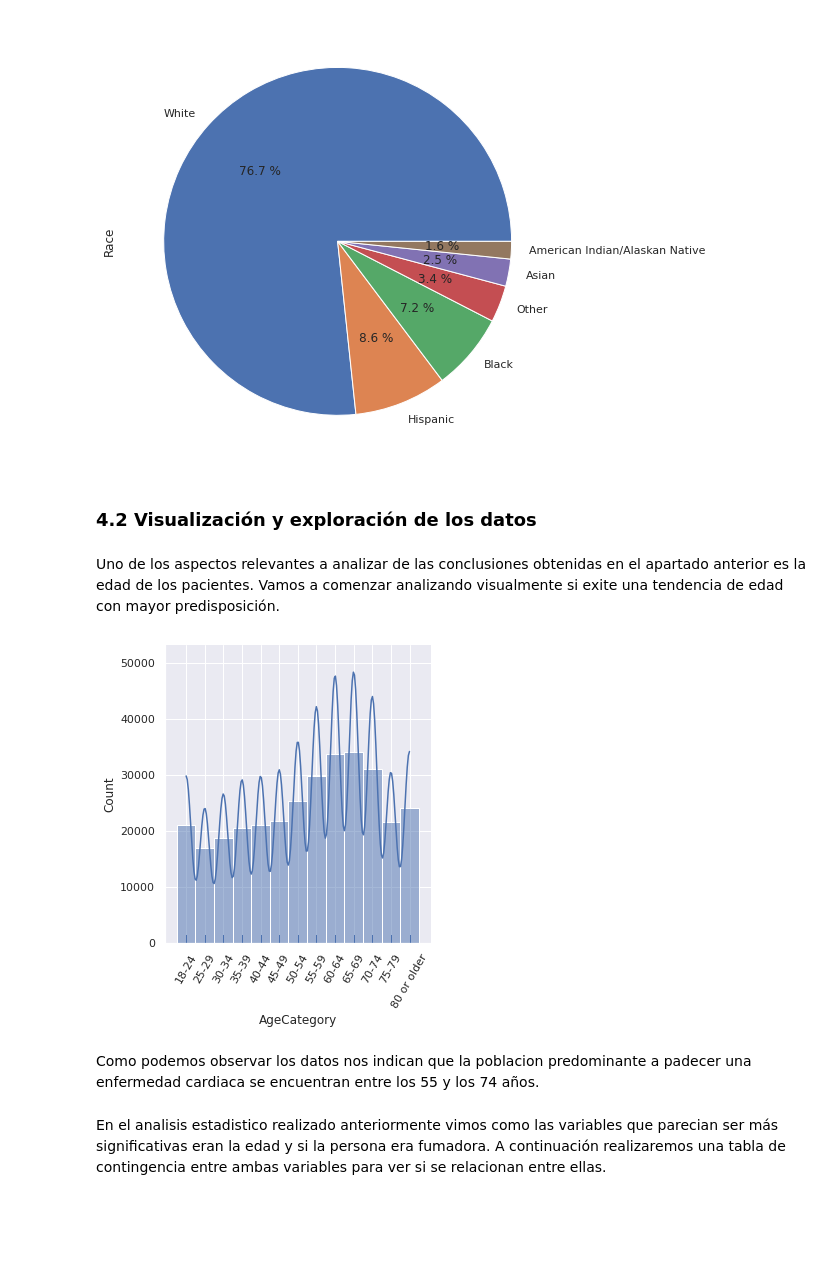
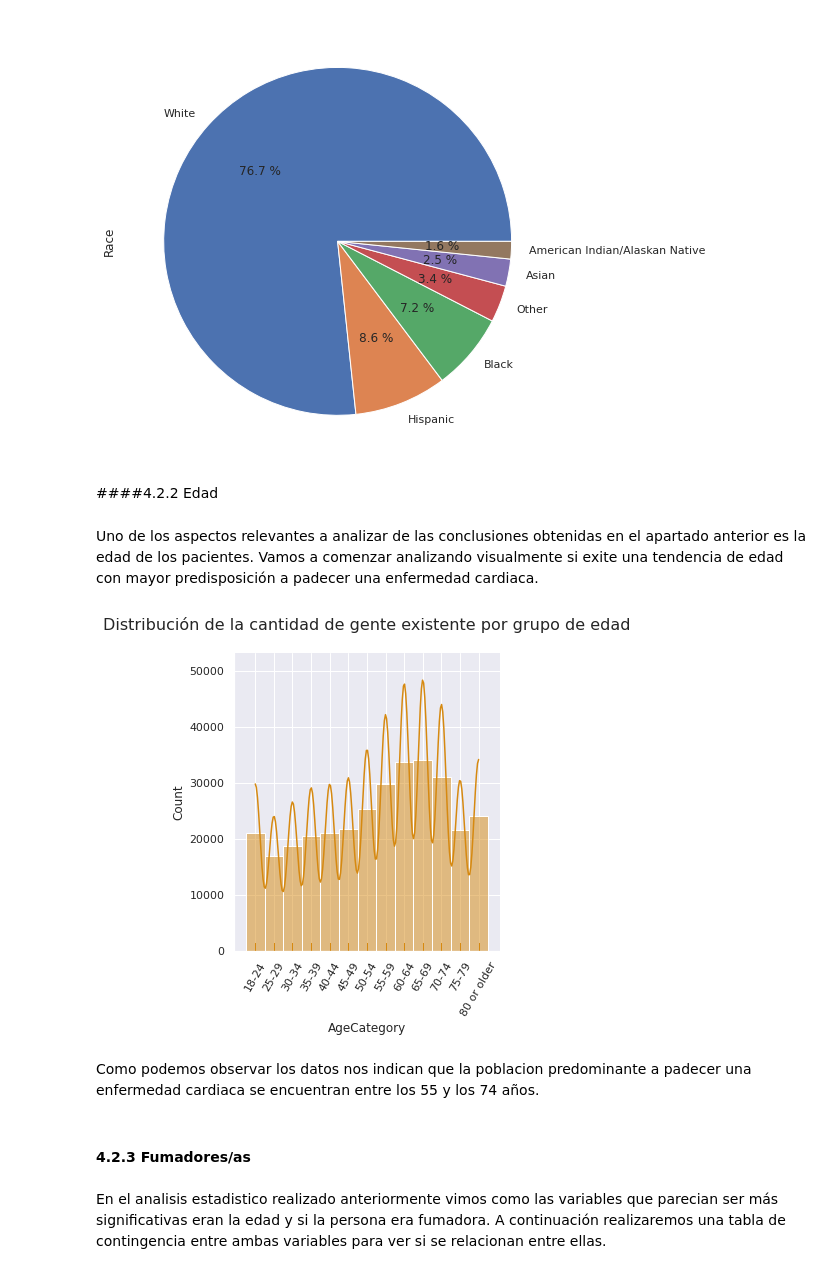
Before and after one commit to mariachurches/PythonIA, a Jupyter notebook: PracticaFinal/01MIAR_ACT_Final.ipynb, the cells around one changed output. Drawn from its saved outputs; the diff is of its cells as text; code cells hidden in the pictures; blank space fills up the shorter version.

```diff
--- a/PracticaFinal/01MIAR_ACT_Final.ipynb
+++ b/PracticaFinal/01MIAR_ACT_Final.ipynb
@@ -48,7 +53,7 @@ En esta sección importaremos, prepararemos y entenderemos el conjunto de datos
 ###3.1 Carga del dataset
 # %%
 #Carga de datos
-data_heart = pd.read_csv('/content/heart_2020_cleaned.csv')
+data_heart = pd.read_csv('/content/heart.csv')
 # %%
 #Comprobamos que los datos se hayan cargado correctamente
 data_heart.head()
@@ -162,5 +156,0 @@ Modificaremos la columna Diabetic para facilitar el futuro analisis asigando los
-# %%
-'''data_heart["Diabetic"] = data_heart["Diabetic"].replace("Yes"                         , 0)
-data_heart["Diabetic"] = data_heart["Diabetic"].replace("Yes (during pregnancy)"      , 1)
-data_heart["Diabetic"] = data_heart["Diabetic"].replace("No, borderline diabetes"     , 2)
-data_heart["Diabetic"] = data_heart["Diabetic"].replace("No"                          , 3)'''
@@ -230,19 +241,22 @@ data_heart["Race"].value_counts().plot(kind='pie', autopct="%0.1f %%")
 # %% [output]
 <matplotlib.axes._subplots.AxesSubplot at 0x...>
 [figure]
-# %% [markdown]
-### 4.2 Visualización y exploración de los datos
+# %% [markdown]
+####4.2.2 Edad
 # %% [markdown]
-Uno de los aspectos relevantes a analizar de las conclusiones obtenidas en el apartado anterior es la edad de los pacientes. Vamos a comenzar analizando visualmente si exite una tendencia de edad con mayor predisposición.
+Uno de los aspectos relevantes a analizar de las conclusiones obtenidas en el apartado anterior es la edad de los pacientes. Vamos a comenzar analizando visualmente si exite una tendencia de edad con mayor predisposición a padecer una enfermedad cardiaca.
 # %%
-sns.set(rc = {'figure.figsize':(8,20)})
-sns.displot(data_heart.sort_values(['AgeCategory'],ascending=True)['AgeCategory'], kde=True, bins=12, rug=True)
+sns.set(rc = {'figure.figsize':(8,20)},palette=["#D68910"] )
+sns.displot(data_heart.sort_values(['AgeCategory'],ascending=True)['AgeCategory'], kde=True, bins=12, rug=True, palette=my_palette)
 plt.xticks(rotation=60)
+plt.title("Distribución de la cantidad de gente existente por grupo de edad\n", loc="center", fontsize=16)
 plt.show()
 # %% [output]
-[figure, old version]
+[figure, new version]
 # %% [markdown]
 Como podemos observar los datos nos indican que la poblacion predominante a padecer una enfermedad cardiaca se encuentran entre los 55 y los 74 años.
+# %% [markdown]
+#### 4.2.3 Fumadores/as
 # %% [markdown]
 En el analisis estadistico realizado anteriormente vimos como las variables que parecian ser más significativas eran la edad y si la persona era fumadora. A continuación realizaremos una tabla de contingencia entre ambas variables para ver si se relacionan entre ellas.
 # %%
```
Also changed, not shown: parts of 15 cells of this notebook.
